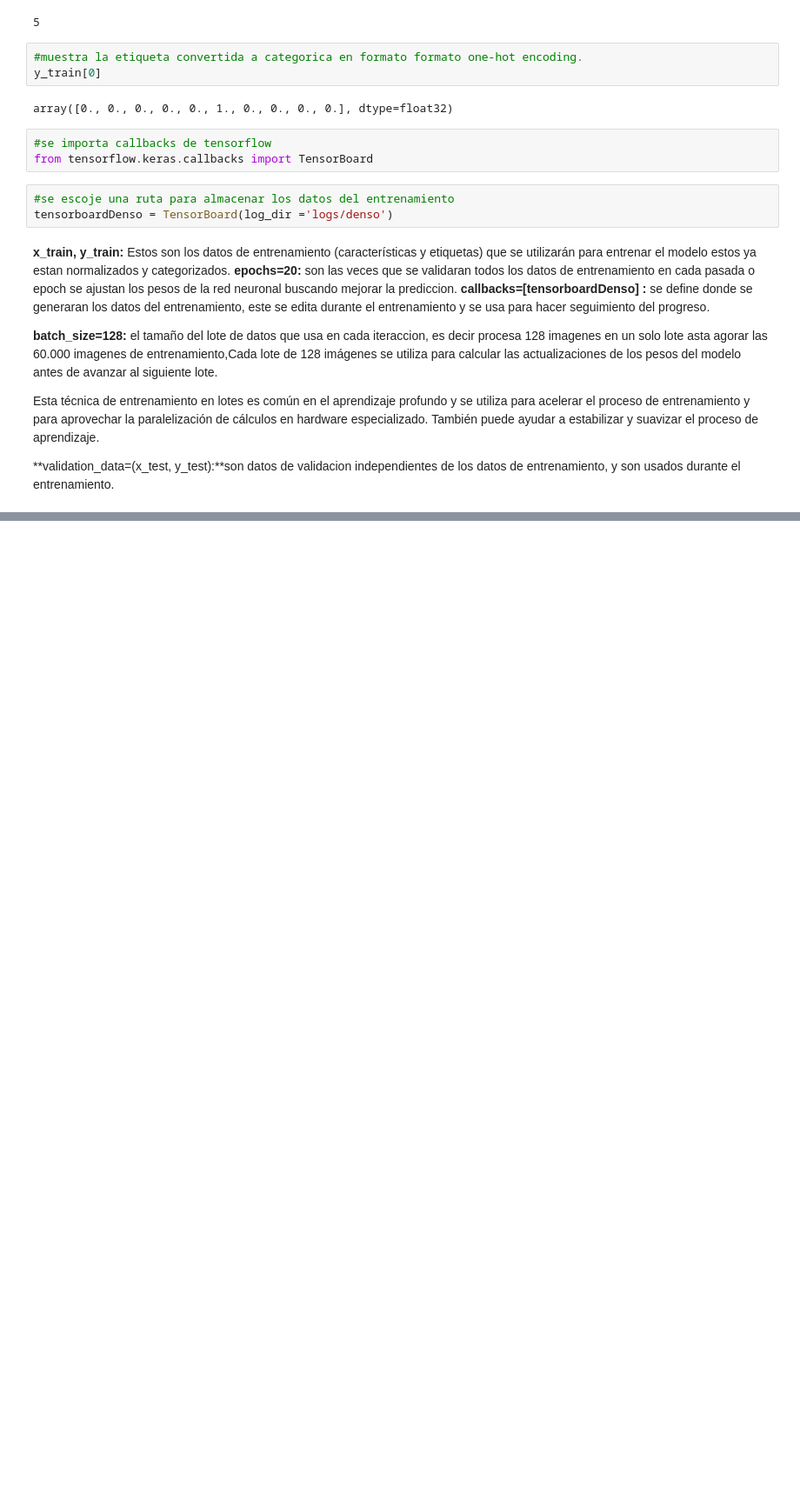
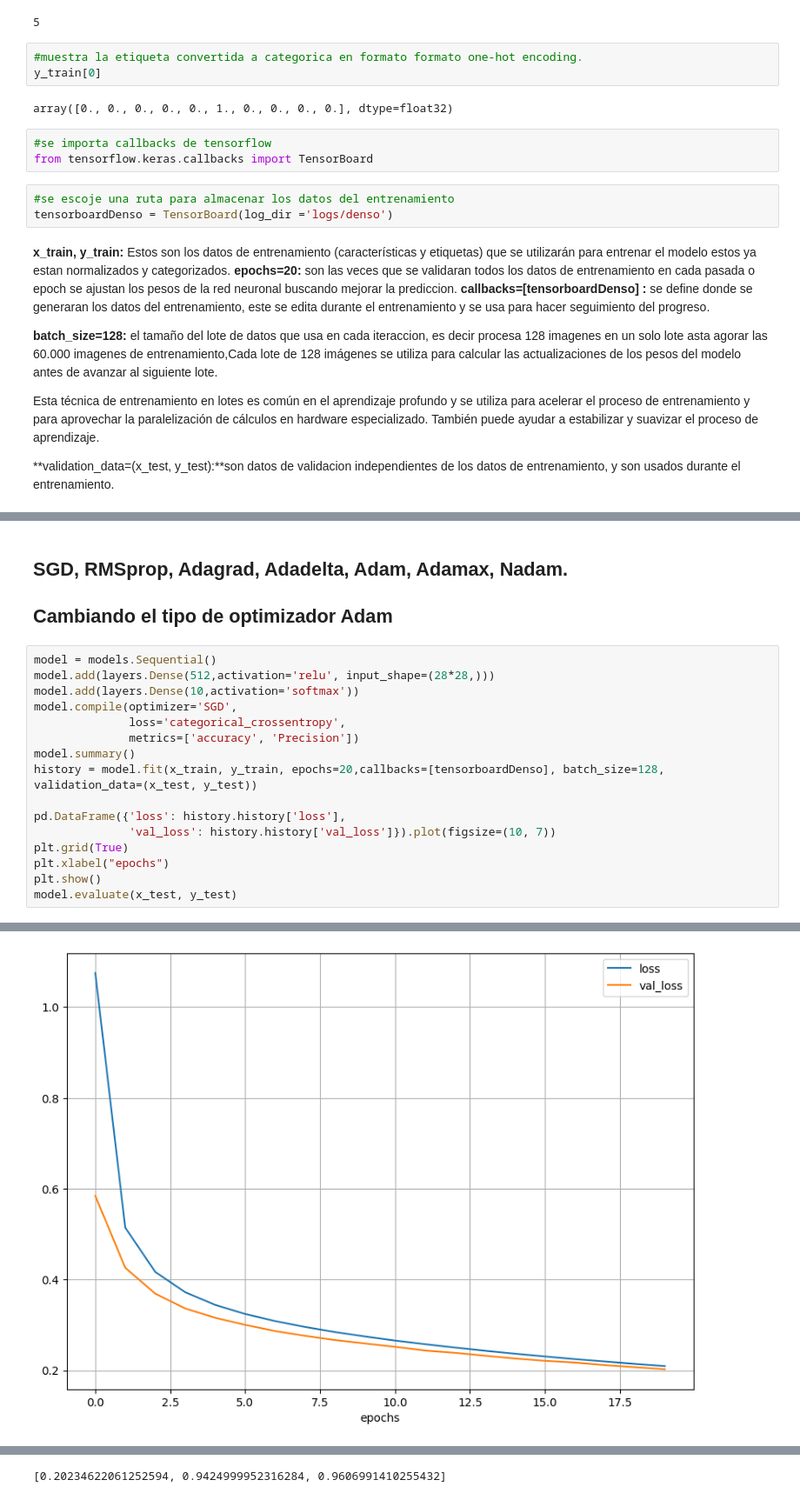
Before and after one commit to junk151516/RedesNeuronales, a Jupyter notebook: Trabajo_final_redes_neuronales.ipynb, the cells around one changed output, grey strips where cells are left out. Shown: that part at 87% size. Saved outputs shown, nothing was run; the diff lists cells and outputs as text; blank space fills up the shorter version.

```diff
--- a/Trabajo_final_redes_neuronales.ipynb
+++ b/Trabajo_final_redes_neuronales.ipynb
@@ -365,0 +489,20 @@ modelo.model.evaluate(x_test, y_test)
+# %% [markdown]
+##  SGD, RMSprop, Adagrad, Adadelta, Adam, Adamax, Nadam.
+## Cambiando el tipo de optimizador Adam
+# %%
+model = models.Sequential()
+model.add(layers.Dense(512,activation='relu', input_shape=(28*28,)))
+model.add(layers.Dense(10,activation='softmax'))
+model.compile(optimizer='SGD',
+              loss='categorical_crossentropy',
+              metrics=['accuracy', 'Precision'])
+model.summary()
+history = model.fit(x_train, y_train, epochs=20,callbacks=[tensorboardDenso], batch_size=128, validation_data=(x_test, y_test))
+
+pd.DataFrame({'loss': history.history['loss'],
+              'val_loss': history.history['val_loss']}).plot(figsize=(10, 7))
+plt.grid(True)
+plt.xlabel("epochs")
+plt.show()
+model.evaluate(x_test, y_test)
+# %% [output]
@@ -365,0 +526 @@ modelo.model.evaluate(x_test, y_test)
+[figure, added]
@@ -365,0 +528 @@ modelo.model.evaluate(x_test, y_test)
+[0.20234622061252594, 0.9424999952316284, 0.9606991410255432]
```
Also changed, not shown: parts of 21 cells of this notebook.
